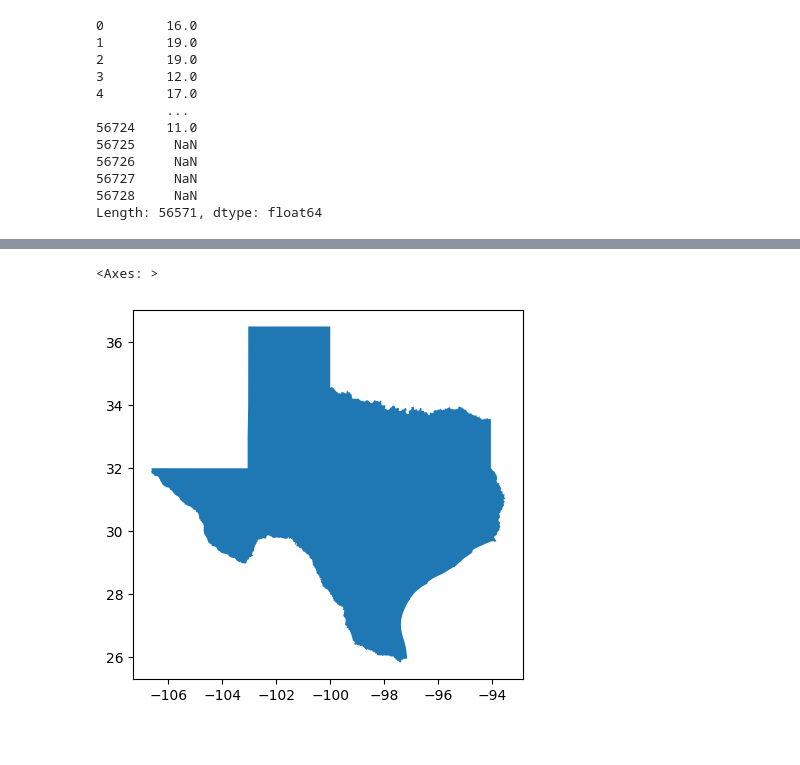
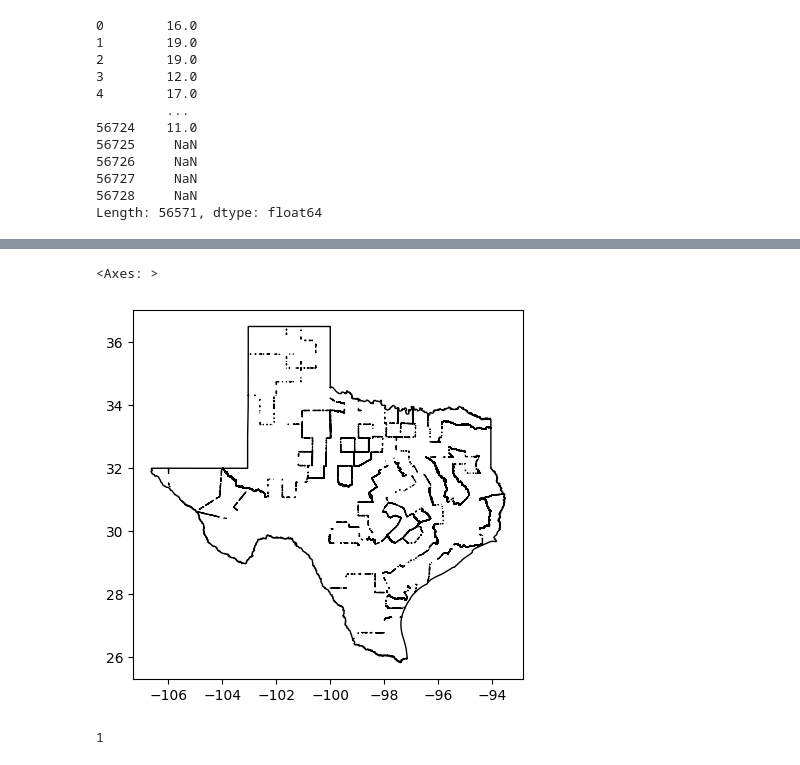
Before and after one commit to shaseevarajan/GIS-Apps-in-Engineering, a Jupyter notebook: Shaseevarajan Sivanantharajah/Assignment 4.ipynb, the cells around one changed output, grey strips where cells are left out. Saved outputs shown, nothing was run; the diff lists cells and outputs as text; code cells hidden in the pictures.

```diff
--- a/Shaseevarajan Sivanantharajah/Assignment 4.ipynb
+++ b/Shaseevarajan Sivanantharajah/Assignment 4.ipynb
@@ -300,8 +377,12 @@ aa.describe()
 # %%
 txfile = "TXdissolved.gpkg"
 txbnd = gpd.read_file(txfile)
 txdis = txbnd.dissolve().to_crs(4326) #bring it to same projection
-txdis.plot()
+txdis.plot (edgecolor = "black", facecolor ="none")
 # %% [output]
 <Axes: >
-[figure, old version]
+[figure, new version]
+# %%
+len(txdis)
+# %% [output]
+1
```
Also changed, not shown: parts of 32 cells of this notebook.
